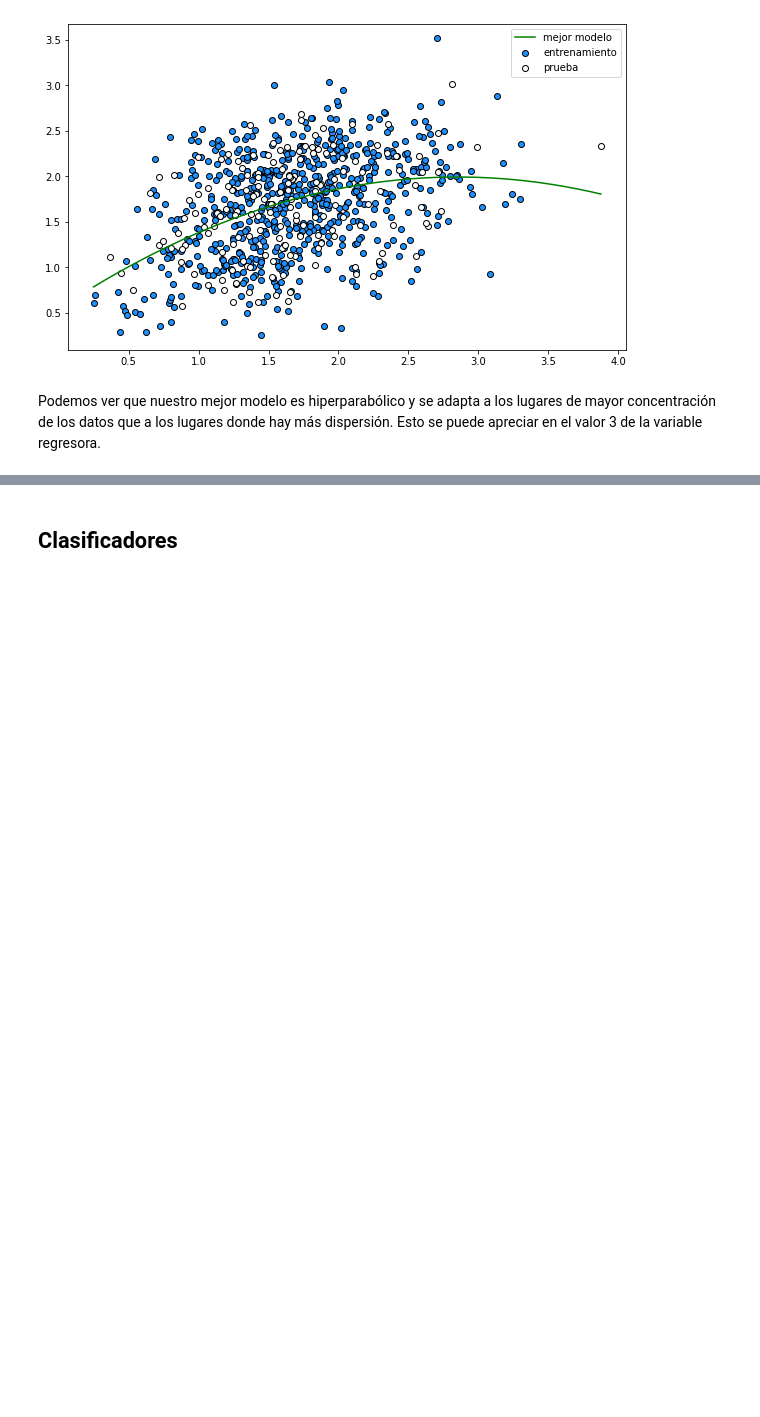
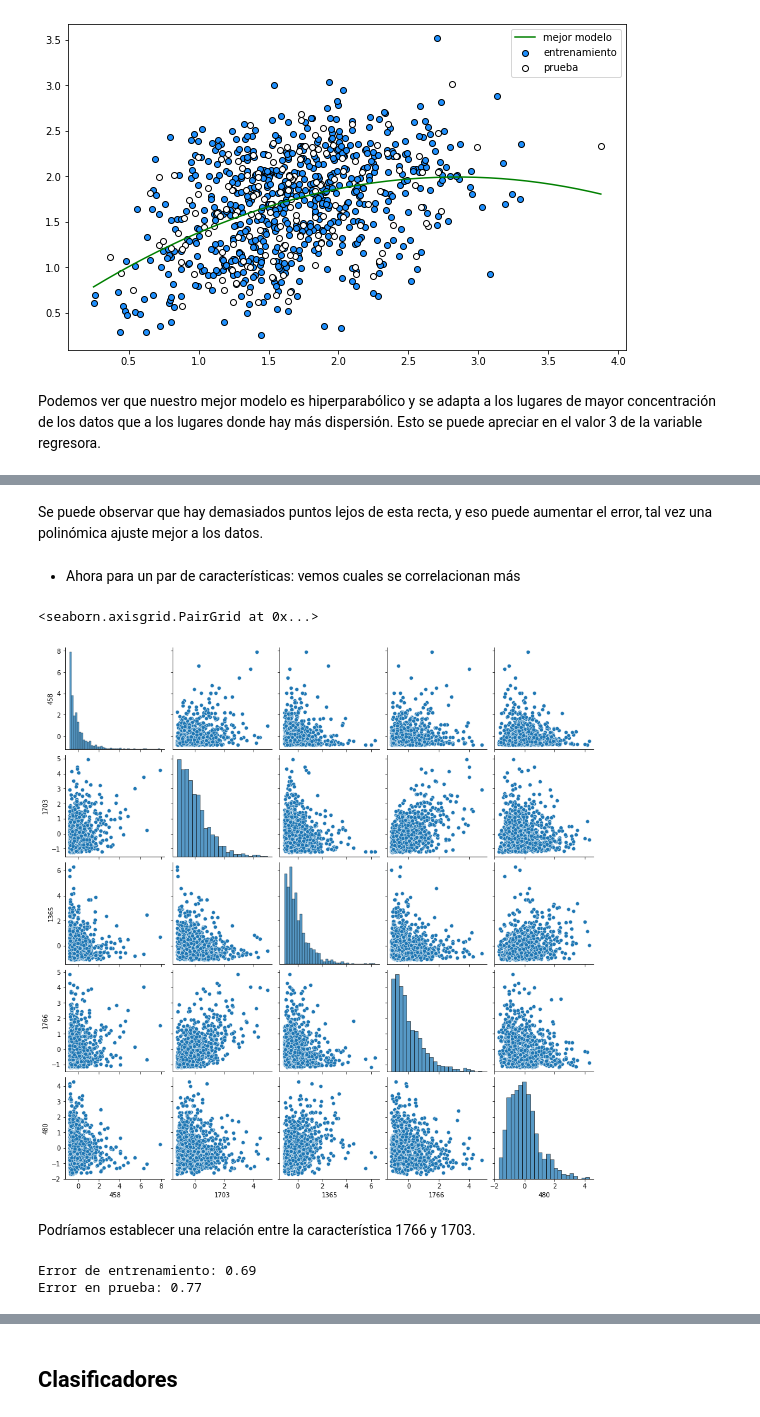
Before and after one commit to Ana1890/Deteccion-de-objetos-en-imagenes, a Jupyter notebook: Copia_de_4_Introducción_al_Aprendizaje_Supervisado_Detección_de_Objetos.ipynb, the cells around one changed output, grey strips where cells are left out. Saved outputs shown, nothing was run; the diff lists cells and outputs as text; code cells hidden in the pictures; blank space fills up the shorter version.

```diff
--- a/Copia_de_4_Introducción_al_Aprendizaje_Supervisado_Detección_de_Objetos.ipynb
+++ b/Copia_de_4_Introducción_al_Aprendizaje_Supervisado_Detección_de_Objetos.ipynb
@@ -504,0 +572,11 @@ Podemos ver que nuestro mejor modelo es hiperparabólico y se adapta a los lugar
+# %% [markdown]
+Se puede observar que hay demasiados puntos lejos de esta recta, y eso puede aumentar el error, tal vez una polinómica ajuste mejor a los datos.
+# %% [markdown]
+* Ahora para un par de características: vemos cuales se correlacionan más
+# %%
+sns.pairplot(data=df_grande_xmin_scaled, vars=features_grande_xmin)
+# %% [output]
+<seaborn.axisgrid.PairGrid at 0x...>
+[figure, added]
+# %% [markdown]
+Podríamos establecer una relación entre la característica 1766 y 1703.
@@ -504,0 +587,18 @@ Podemos ver que nuestro mejor modelo es hiperparabólico y se adapta a los lugar
+# %%
+#Modelo
+degree = 1
+model = make_pipeline(PolynomialFeatures(degree), LinearRegression())
+model.fit(X_train_f, y_train_f)
+
+#Predicción
+y_train_pred = model.predict(X_train_f)
+y_test_pred = model.predict(X_test_f)
+
+#Evaluación
+train_error = mean_squared_error(y_train_f, y_train_pred)
+test_error = mean_squared_error(y_test_f, y_test_pred)
+print(f'Error de entrenamiento: {train_error:0.2}')
+print(f'Error en prueba: {test_error:0.2}')
+# %% [output]
+Error de entrenamiento: 0.69
+Error en prueba: 0.77
```
Also changed, not shown: parts of 96 cells of this notebook.
